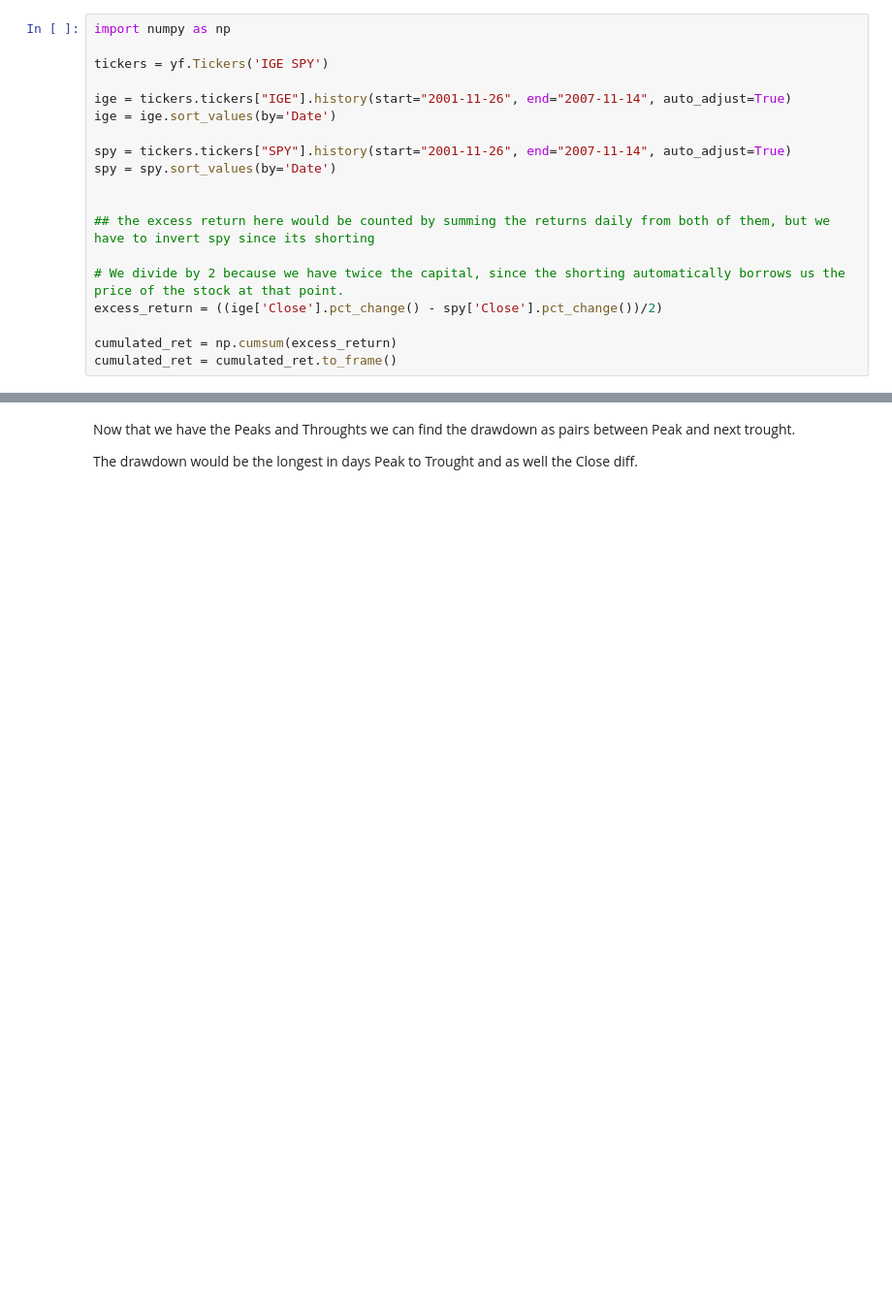
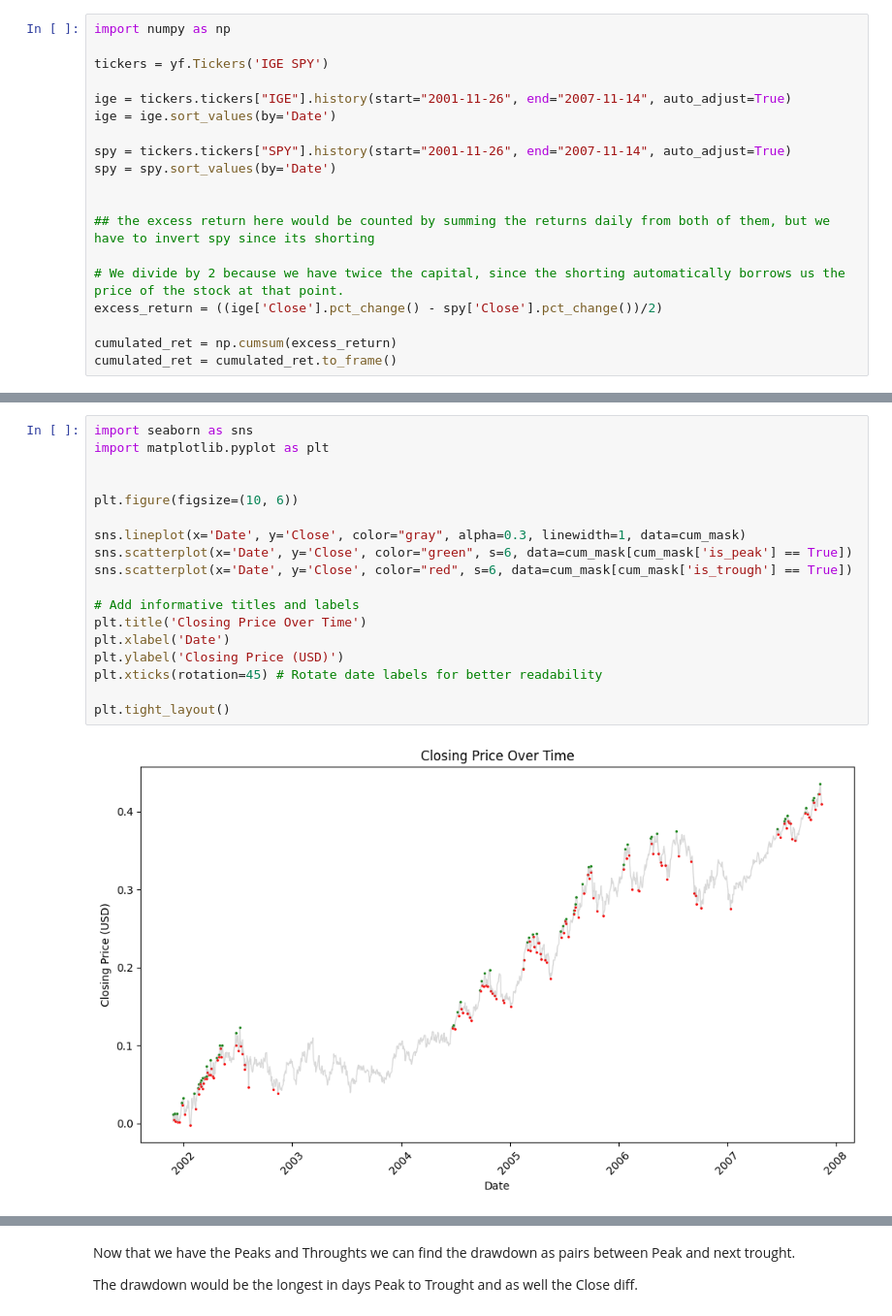
Before and after one commit to marrej/quant-learning, a Jupyter notebook: sharpe-ratio.ipynb, the cells around one changed output, grey strips where cells are left out. Shown: that part at 97% size. Saved outputs shown, nothing was run; the diff lists cells and outputs as text; blank space fills up the shorter version.

```diff
--- a/sharpe-ratio.ipynb
+++ b/sharpe-ratio.ipynb
@@ -81,0 +164,20 @@ cumulated_ret = cumulated_ret.to_frame()
+# %%
+import seaborn as sns
+import matplotlib.pyplot as plt
+
+
+plt.figure(figsize=(10, 6))
+
+sns.lineplot(x='Date', y='Close', color="gray", alpha=0.3, linewidth=1, data=cum_mask)
+sns.scatterplot(x='Date', y='Close', color="green", s=6, data=cum_mask[cum_mask['is_peak'] == True])
+sns.scatterplot(x='Date', y='Close', color="red", s=6, data=cum_mask[cum_mask['is_trough'] == True])
+
+# Add informative titles and labels
+plt.title('Closing Price Over Time')
+plt.xlabel('Date')
+plt.ylabel('Closing Price (USD)')
+plt.xticks(rotation=45) # Rotate date labels for better readability
+
+plt.tight_layout()
+# %% [output]
+[figure, added]
```
Also changed, not shown: parts of 7 cells of this notebook.
